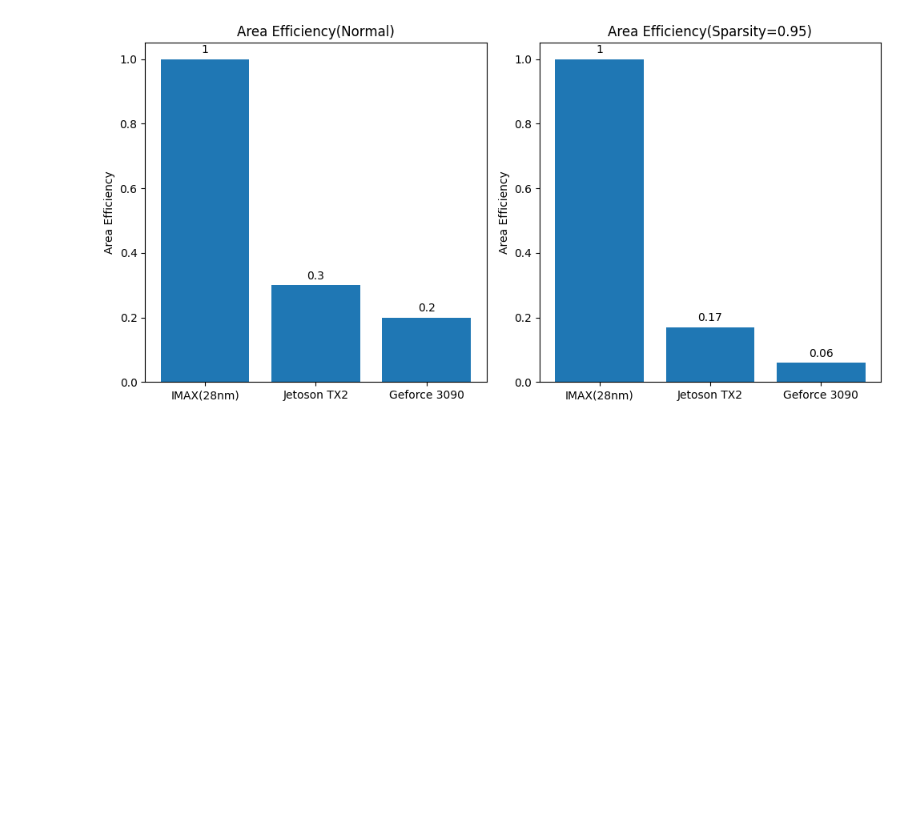
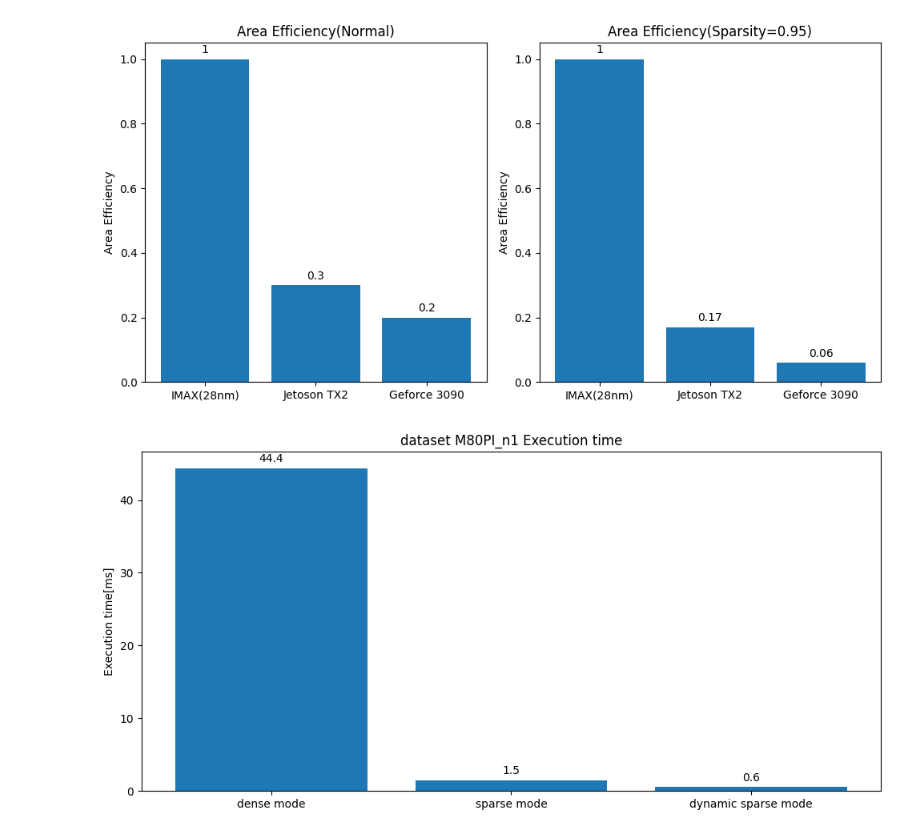
Before and after one commit to taku2365/IMAX_sparse.cent, a Jupyter notebook: src/emax6_sparselib/result/result_vis.ipynb, the cells around one changed output. Cells and saved outputs as stored; diff of their text form; code cells hidden in the pictures; blank space fills up the shorter version.

```diff
--- a/src/emax6_sparselib/result/result_vis.ipynb
+++ b/src/emax6_sparselib/result/result_vis.ipynb
@@ -849,3 +849,35 @@ JETSON Sparse AREA eff 346.184
 GEFORCE Sparse AREA eff 942.0
 [figure]
 [figure]
+# %%
+import matplotlib.pyplot as plt
+import numpy as np
+plt.rcParams.update(plt.rcParamsDefault)
+plt.rcParams['font.family'] = 'Times New Roman' # font familyの設定
+
+plt.rcParams["figure.figsize"] = (4,5)
+
+x = np.arange(3)  # the label locations
+x1 = np.arange(3)  # the label locations
+time = [np.round(44406593/1000000,1),np.round(1468704/1000000,1),np.round(639897/1000000,1)]
+labels = ["dense mode","sparse mode","dynamic sparse mode"]
+fig, ax = plt.subplots(1, 1, tight_layout=True)
+fig.set_figheight(5)
+fig.set_figwidth(10)
+result =  ax.bar(x , time,width=0.8)
+
+ax.set_ylabel('Execution time[ms]')
+ax.set_xticks(x)
+ax.set_xticklabels(labels)
+ax.bar_label(result, padding=3)
+
+
+ax.set_title(f"dataset M80PI_n1 Execution time")
+
+fig.tight_layout()
+fig1.tight_layout()
+
+
+plt.show()
+# %% [output]
+[figure, added]
```
Also changed, not shown: 57 other files.
